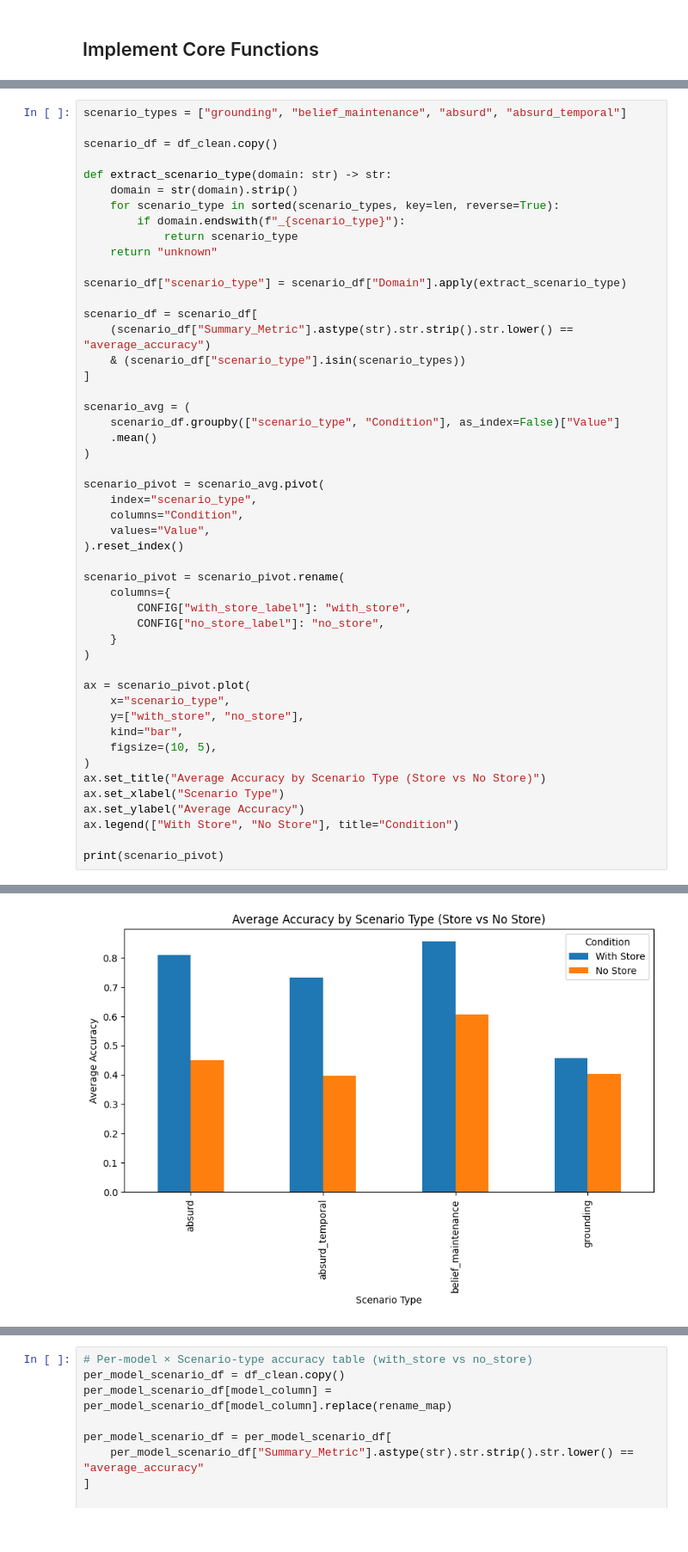
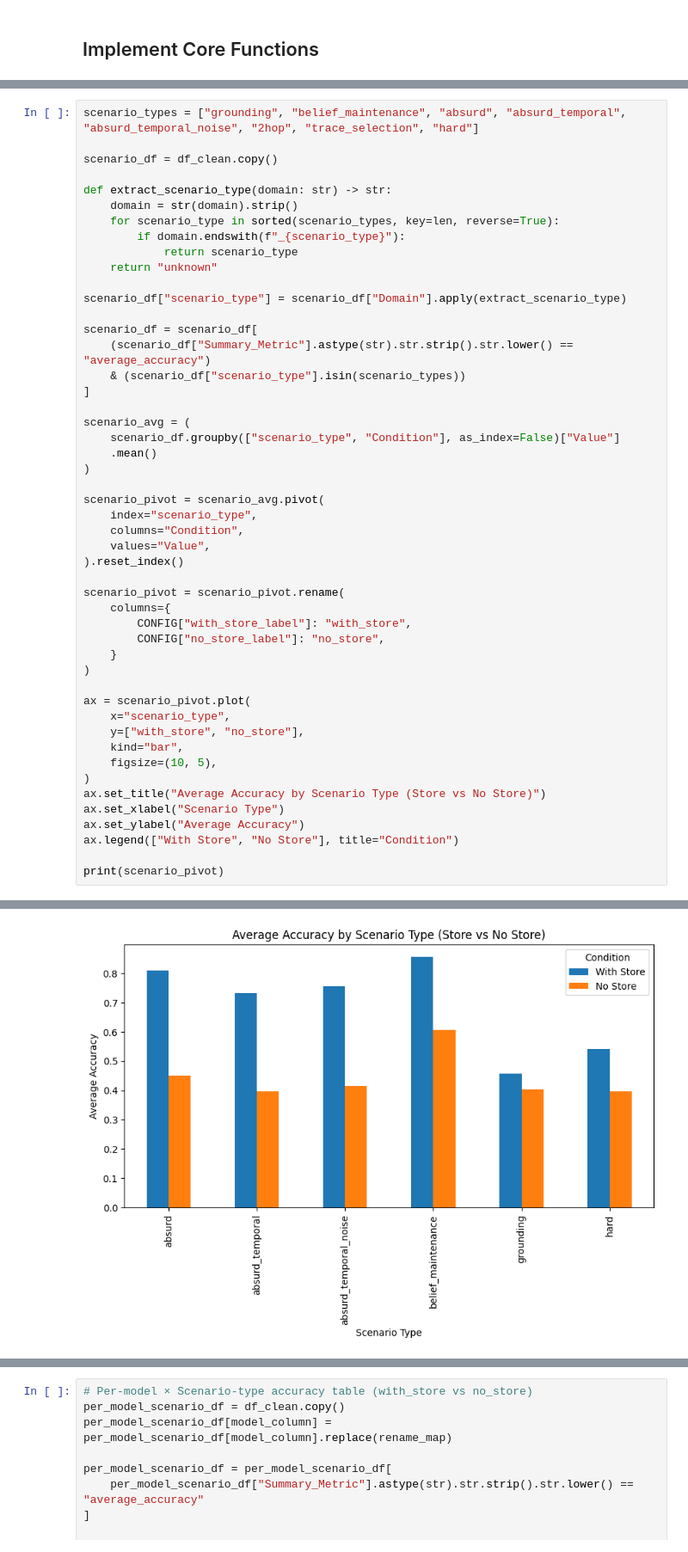
Before and after one commit to sultann-301/Belief-Aware-LLMs, a Jupyter notebook: final_single_agent_analysis.ipynb, the cells around one changed output, grey strips where cells are left out. Shown at 86% size. Drawn from its saved outputs; the diff is of its cells as text; blank space fills up the shorter version.

```diff
--- a/final_single_agent_analysis.ipynb
+++ b/final_single_agent_analysis.ipynb
@@ -139,5 +163,5 @@ Average compare (first rows):
 # %%
-scenario_types = ["grounding", "belief_maintenance", "absurd", "absurd_temporal"]
+scenario_types = ["grounding", "belief_maintenance", "absurd", "absurd_temporal", "absurd_temporal_noise", "2hop", "trace_selection", "hard"]
 
 scenario_df = df_clean.copy()
 
@@ -194 +220 @@ Condition       scenario_type  no_store  with_store
-[figure, old version]
+[figure, new version]
```
Also changed, not shown: parts of 29 cells of this notebook, 2 other files.
